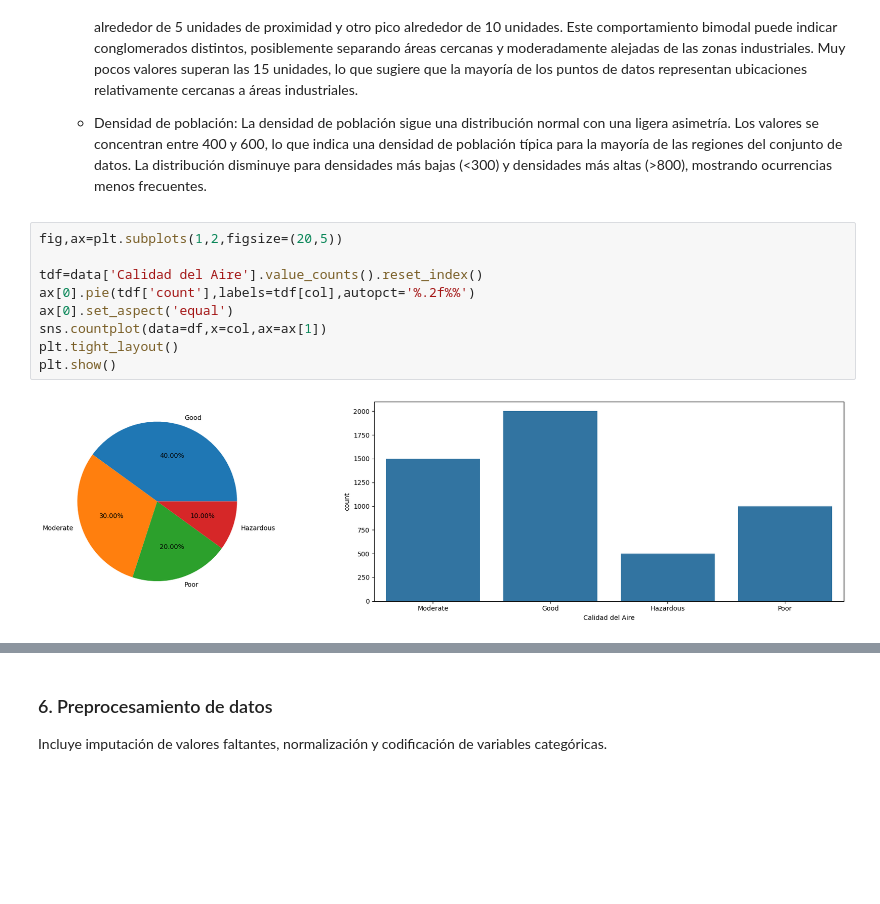
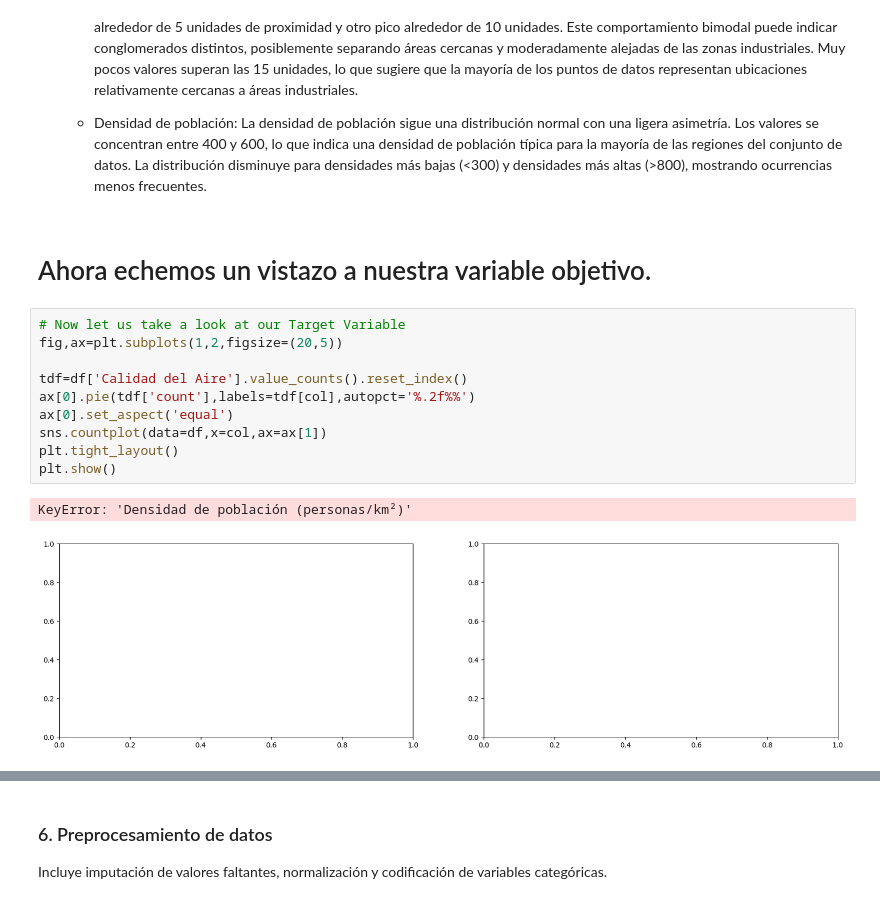
Before and after one commit to palberth/CienciaDatos-MASDI, a Jupyter notebook: Activida_8_ciencia_de_datos.ipynb, the cells around one changed output, grey strips where cells are left out. Drawn from its saved outputs; the diff is of its cells as text; blank space fills up the shorter version.

```diff
--- a/Activida_8_ciencia_de_datos.ipynb
+++ b/Activida_8_ciencia_de_datos.ipynb
@@ -340,14 +339,18 @@ Muy pocos valores superan las 15 unidades, lo que sugiere que la mayoría de los
 La densidad de población sigue una distribución normal con una ligera asimetría.
 Los valores se concentran entre 400 y 600, lo que indica una densidad de población típica para la mayoría de las regiones del conjunto de datos.
 La distribución disminuye para densidades más bajas (<300) y densidades más altas (>800), mostrando ocurrencias menos frecuentes.
+# %% [markdown]
+# Ahora echemos un vistazo a nuestra variable objetivo.
 # %%
+# Now let us take a look at our Target Variable
 fig,ax=plt.subplots(1,2,figsize=(20,5))
 
-tdf=data['Calidad del Aire'].value_counts().reset_index()
+tdf=df['Calidad del Aire'].value_counts().reset_index()
 ax[0].pie(tdf['count'],labels=tdf[col],autopct='%.2f%%')
 ax[0].set_aspect('equal')
 sns.countplot(data=df,x=col,ax=ax[1])
 plt.tight_layout()
 plt.show()
 # %% [output]
+KeyError: 'Densidad de población (personas/km²)'
-[figure, old version]
+[figure, new version]
```
Also changed, not shown: parts of 6 cells of this notebook.
